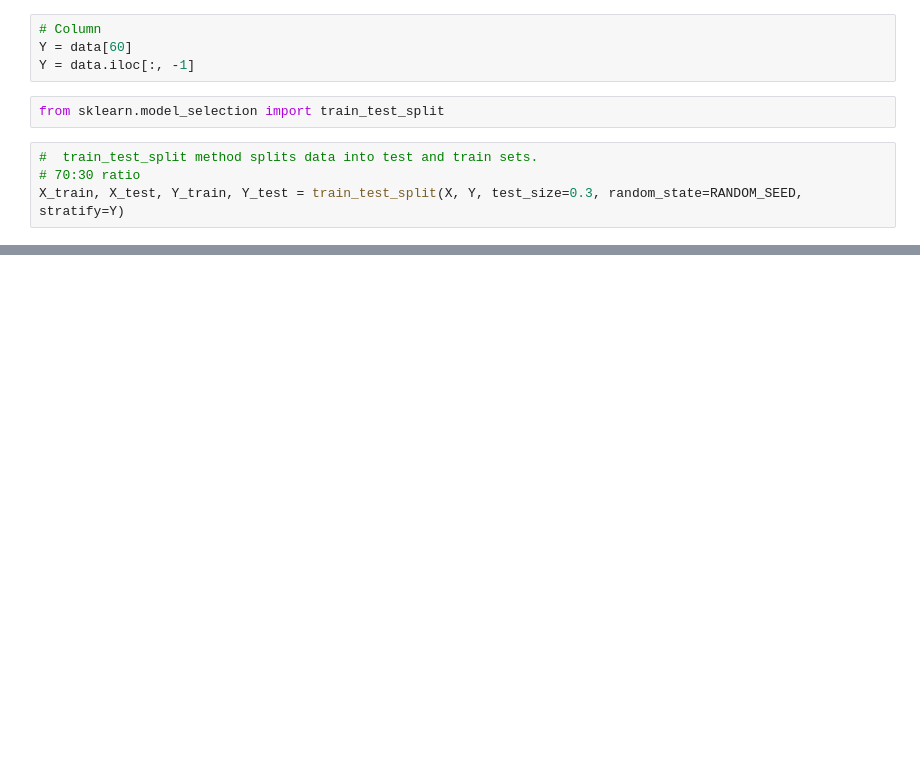
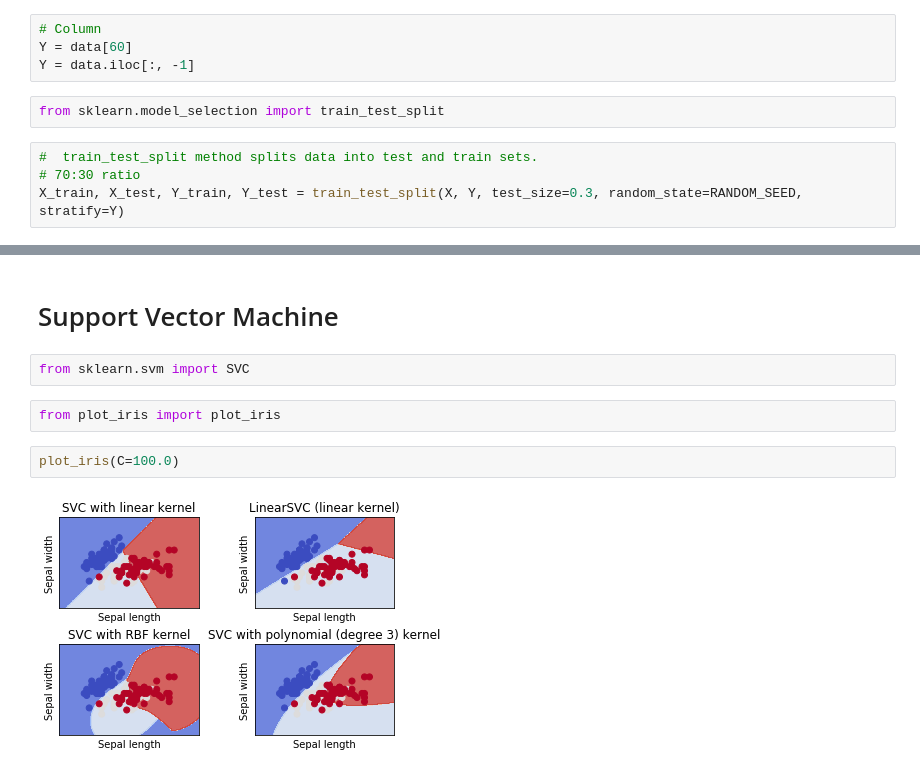
Before and after one commit to enzittonn/DSV-DAMI-I, a Jupyter notebook: lab3/lab3.ipynb, the cells around one changed output, grey strips where cells are left out. Saved outputs shown, nothing was run; the diff lists cells and outputs as text; blank space fills up the shorter version.

```diff
--- a/lab3/lab3.ipynb
+++ b/lab3/lab3.ipynb
@@ -43,0 +132,10 @@ X_train, X_test, Y_train, Y_test = train_test_split(X, Y, test_size=0.3, random_
+# %% [markdown]
+# Support Vector Machine
+# %%
+from sklearn.svm import SVC
+# %%
+from plot_iris import plot_iris
+# %%
+plot_iris(C=100.0)
+# %% [output]
+[figure, added]
```
Also changed, not shown: parts of 26 cells of this notebook, 1 other file.
